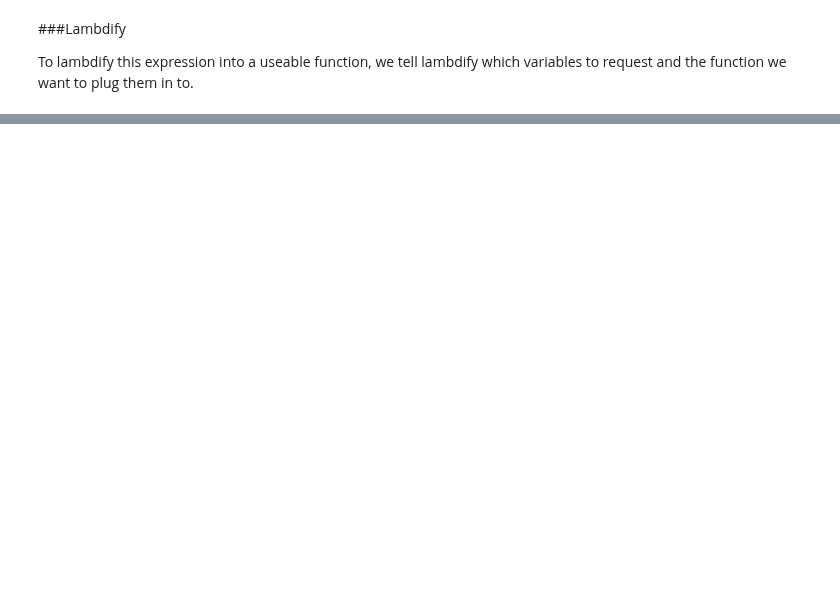
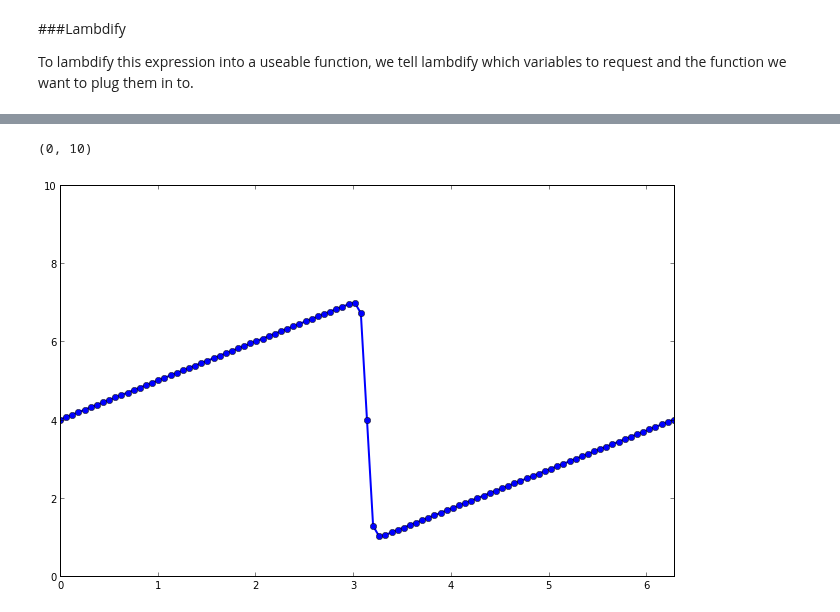
Before and after one commit to barbagroup/CFDPython, a Jupyter notebook: lessons/05 - Step 4.ipynb, the cells around one changed output, grey strips where cells are left out. Cells and saved outputs as stored; diff of their text form; code cells hidden in the pictures; blank space fills up the shorter version.

```diff
--- a/lessons/05 - Step 4.ipynb
+++ b/lessons/05 - Step 4.ipynb
@@ -109,0 +115,19 @@ ufunc(1,4,3)
+# %%
+import numpy as np
+import matplotlib.pyplot as plt
+
+###variable declarations
+nx = 101
+nt = 100
+dx = 2*np.pi/(nx-1)
+nu = .07
+dt = dx*nu
+
+x = np.linspace(0, 2*np.pi, nx)
+u = np.empty(nx)
+un = np.empty(nx)
+t = 0
+
+for i in range(nx):
+    u[i] = ufunc(t, x[i], nu)
+u
@@ -109,0 +155,8 @@ ufunc(1,4,3)
+# %%
+plt.figure(figsize=(11,7), dpi=100)
+plt.plot(x,u, marker='o', lw=2)
+plt.xlim([0,2*np.pi])
+plt.ylim([0,10])
+# %% [output]
+(0, 10)
+[figure, added]
```
Also changed, not shown: parts of 11 cells of this notebook.
